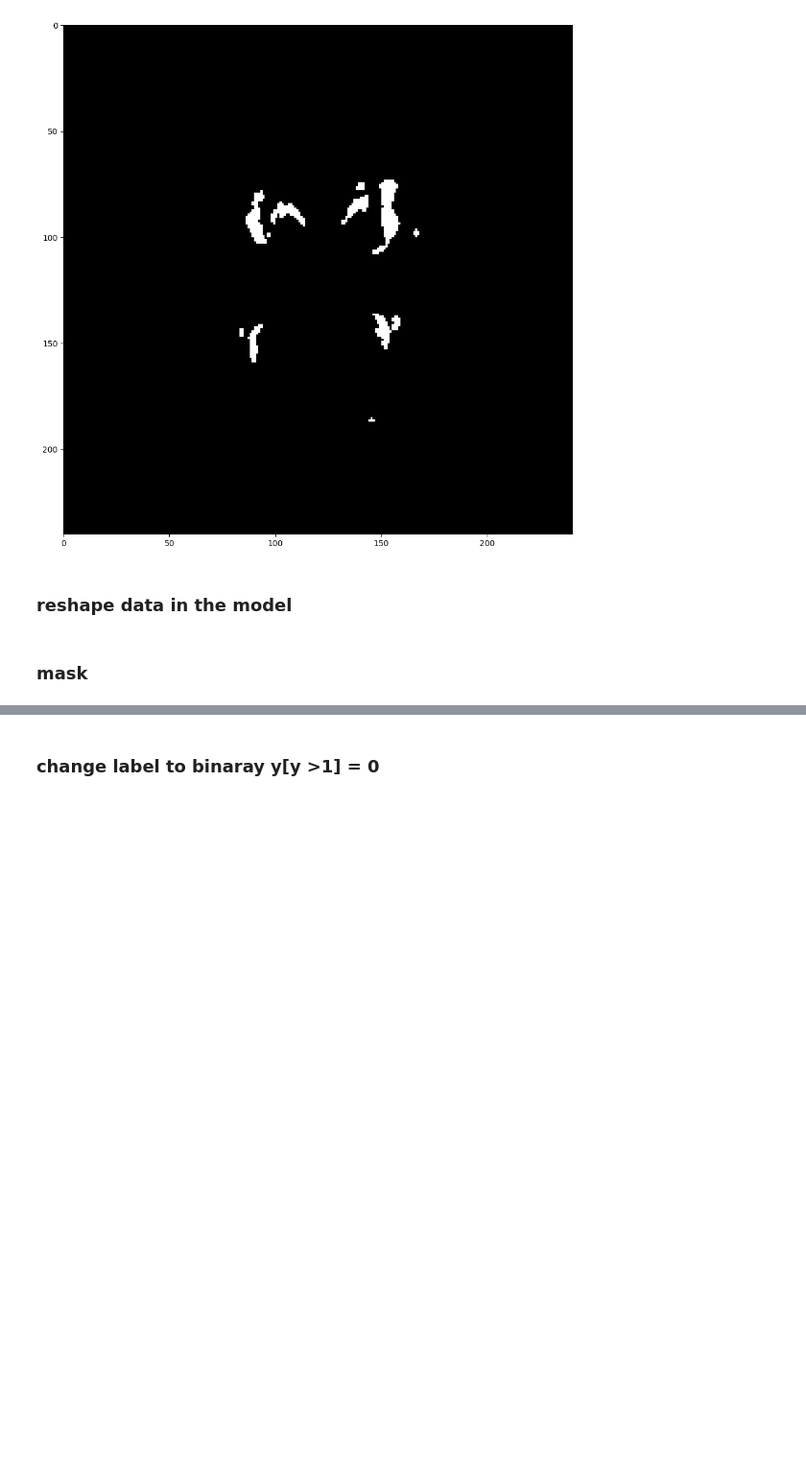
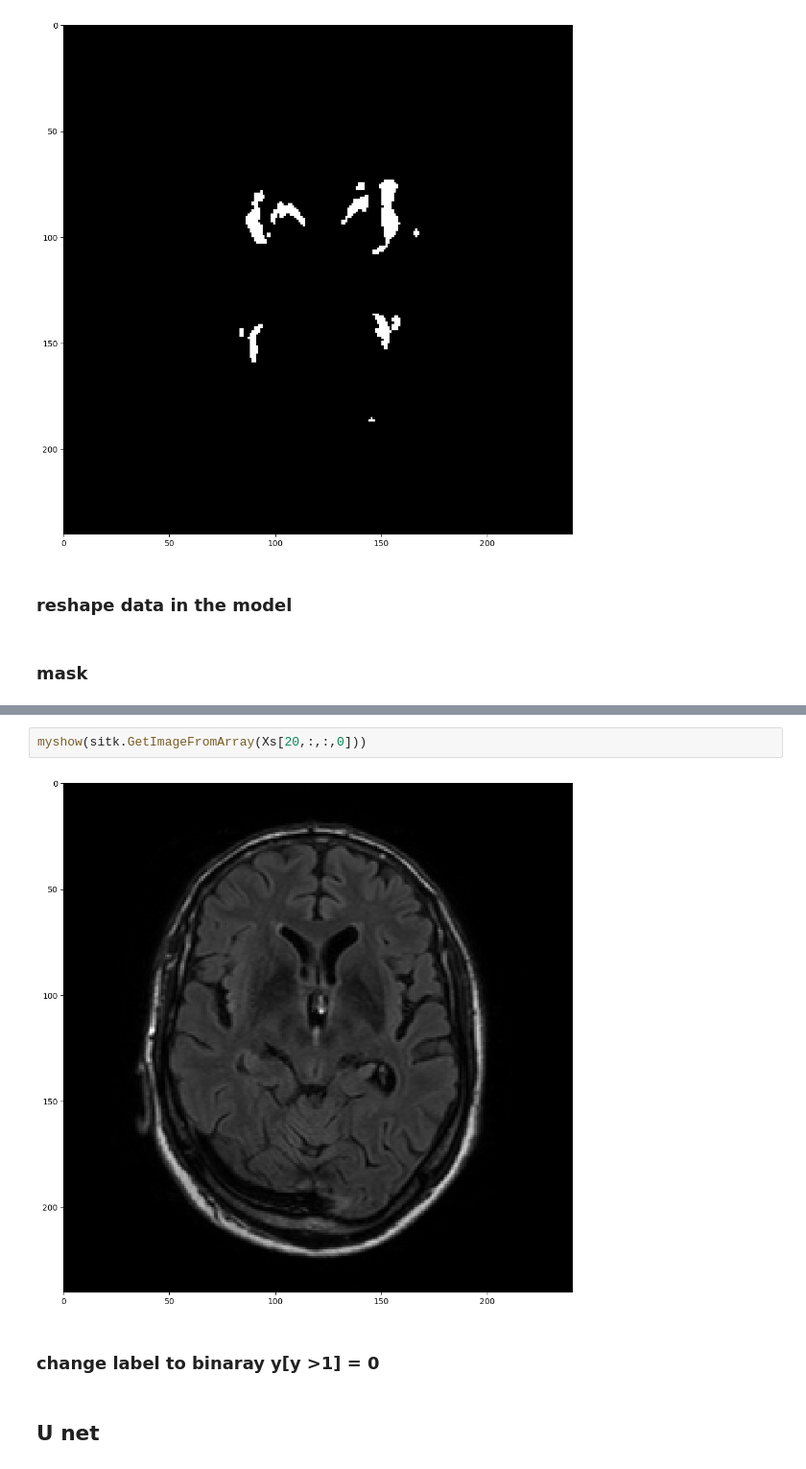
Before and after one commit to JingQin-JQ/umcu, a Jupyter notebook: src/pre(post)process.ipynb, the cells around one changed output, grey strips where cells are left out. Shown at 96% size. Cells and saved outputs as stored; diff of their text form; blank space fills up the shorter version.

```diff
--- a/src/pre(post)process.ipynb
+++ b/src/pre(post)process.ipynb
@@ -175,2 +207,8 @@ myshow(sitk.GetImageFromArray(y[340,:,:,0]))
+# %%
+myshow(sitk.GetImageFromArray(Xs[20,:,:,0]))
+# %% [output]
+[figure, added]
 # %% [markdown]
 ### change label to binaray y[y >1] = 0
+# %% [markdown]
+## U net
```
Also changed, not shown: parts of 19 cells of this notebook, 4 other files.
